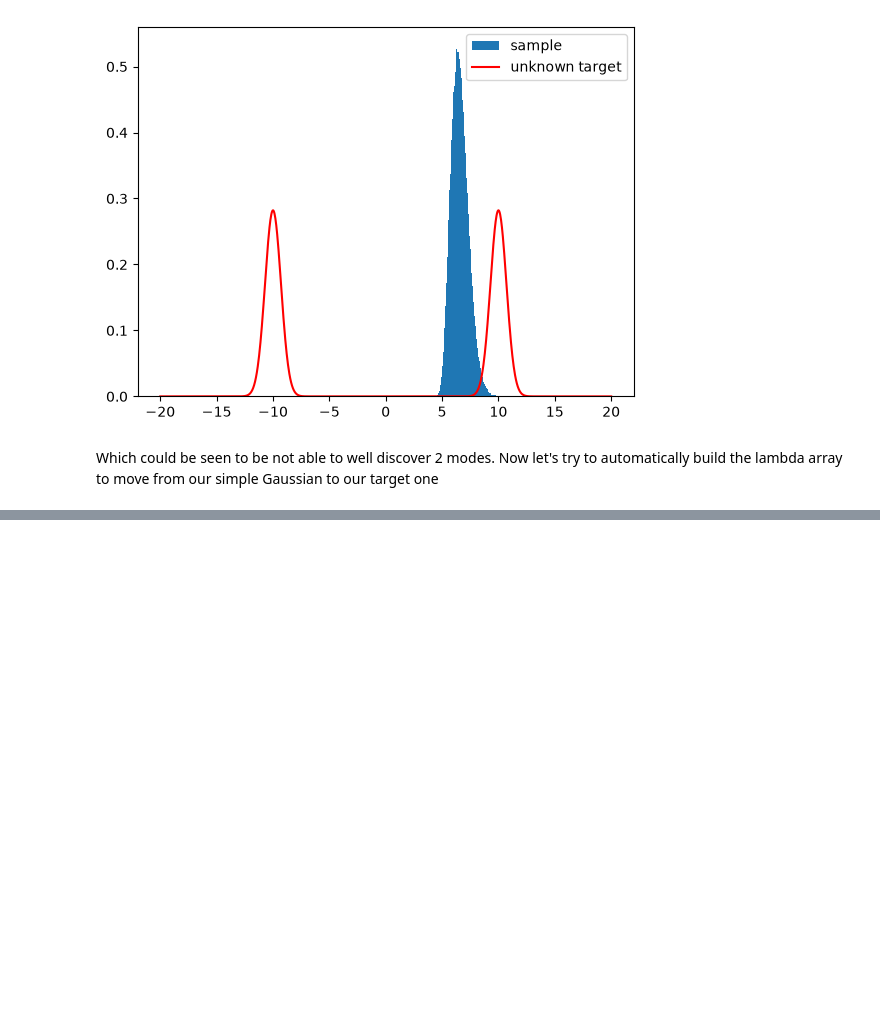
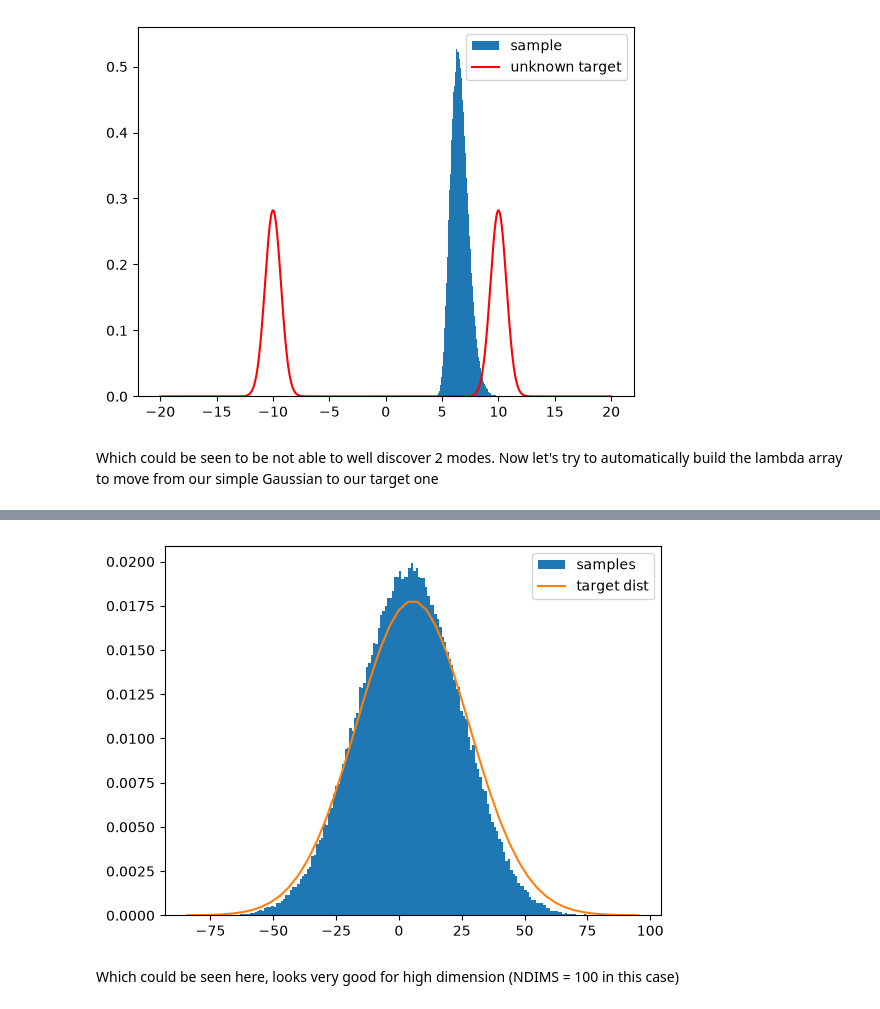
Before and after one commit to saobangmath/MiniProject-PhD-, a Jupyter notebook: MCMC/smc.ipynb, the cells around one changed output, grey strips where cells are left out. Saved outputs shown, nothing was run; the diff lists cells and outputs as text; code cells hidden in the pictures; blank space fills up the shorter version.

```diff
--- a/MCMC/smc.ipynb
+++ b/MCMC/smc.ipynb
@@ -426,0 +513,23 @@ As observe, the the sample now is quite fit to our target one even though our ta
+# %%
+from matplotlib import pyplot as plt
+from jax import numpy as jnp
+from jax.scipy.stats import norm
+
+def plot_util(samples, mean, var):
+    fig, ax = plt.subplots()
+
+    std = jnp.sqrt(var)
+    xx = jnp.linspace(mean - 4 * std, mean + 4 * std)
+    yy = norm.pdf(loc = mean, scale = std, x = xx)
+
+    ax.hist(samples, density = True, bins ='auto', label = 'samples')
+    ax.plot(xx, yy, label = 'target dist')
+
+    plt.legend()
+    fig.show()
+
+plot_util(sample_1d, mean, var)
+# %% [output]
+[figure, added]
+# %% [markdown]
+Which could be seen here, looks very good for high dimension (NDIMS = 100 in this case)
```
Also changed, not shown: parts of 11 cells of this notebook.
